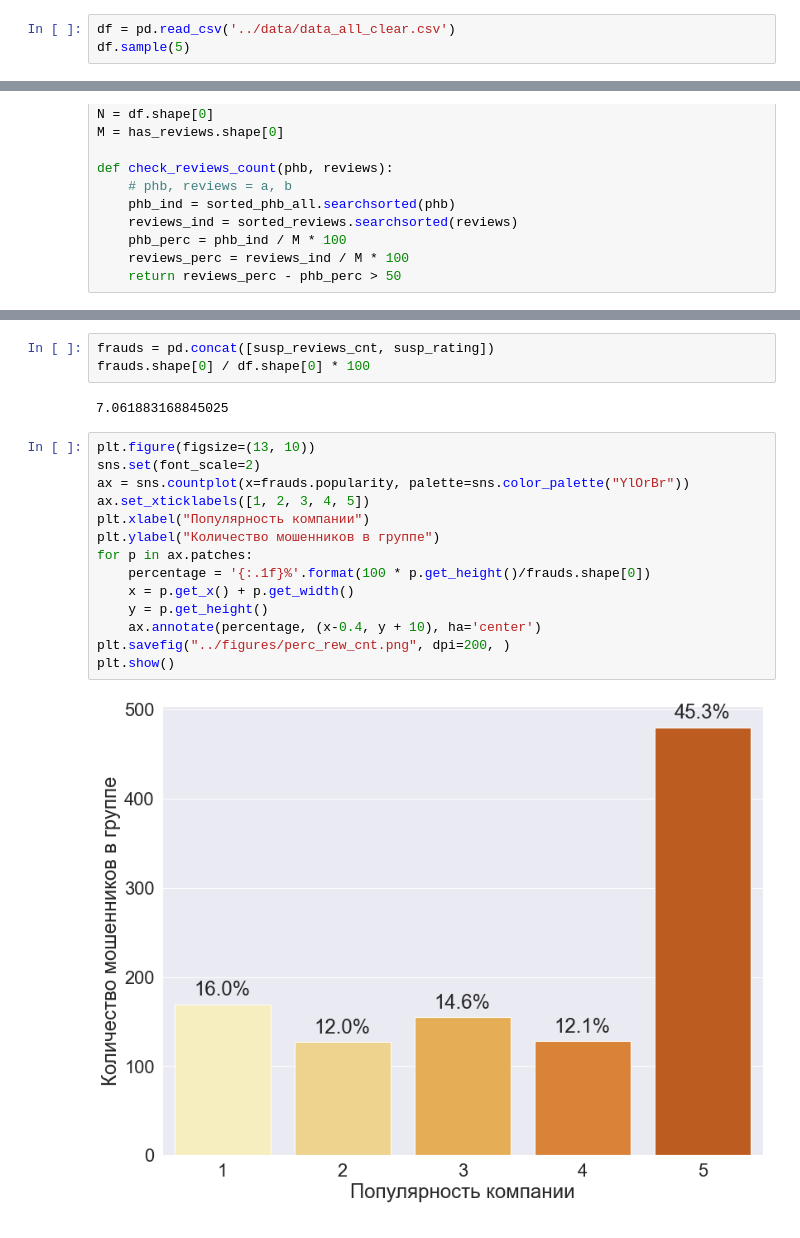
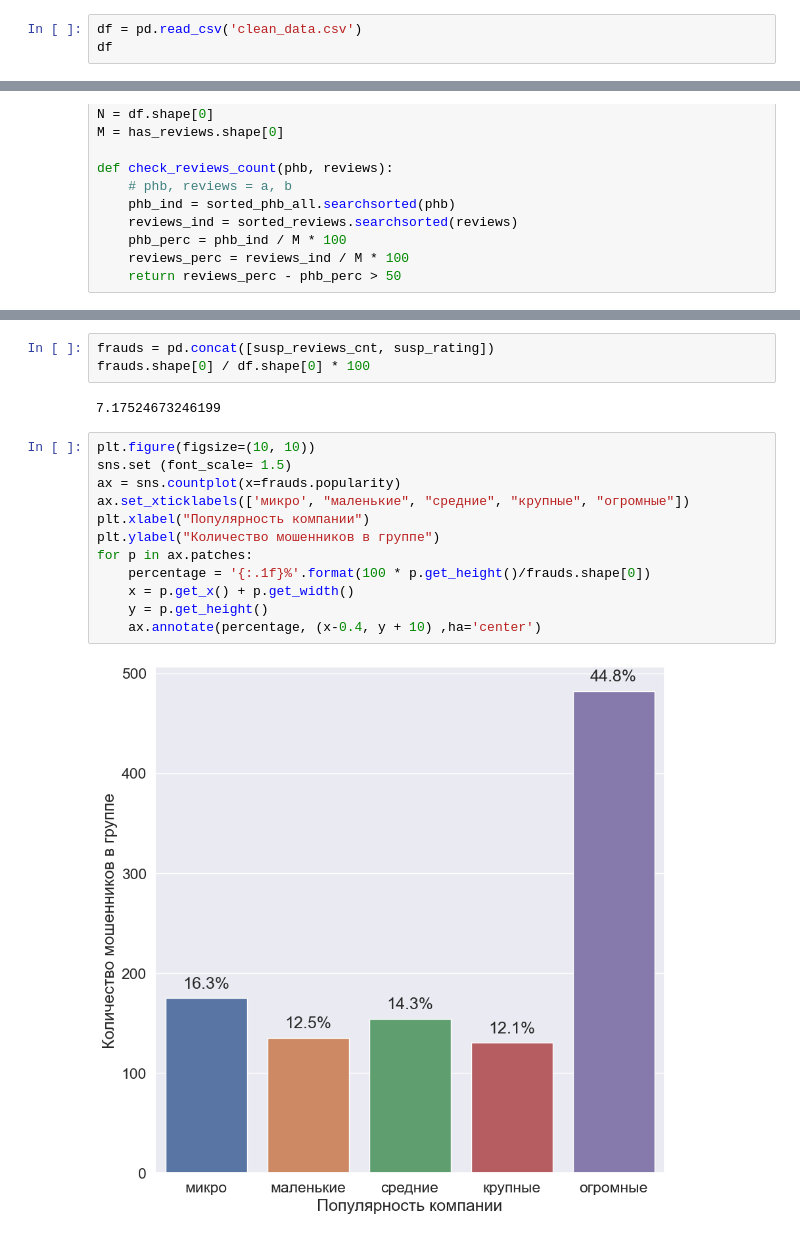
Before and after one commit to D1ffic00lt/dano-olympiad-final-stage, a Jupyter notebook: v.arkh/scoring_and_graphs.ipynb, the cells around one changed output, grey strips where cells are left out. Drawn from its saved outputs; the diff is of its cells as text.

```diff
--- a/v.arkh/scoring_and_graphs.ipynb
+++ b/v.arkh/scoring_and_graphs.ipynb
@@ -4,6 +4,6 @@ from matplotlib import pyplot as plt
 import seaborn as sns
 import numpy as np
 # %%
-df = pd.read_csv('../data/data_all_clear.csv')
-df.sample(5)
+df = pd.read_csv('clean_data.csv')
+df
 # %% [output]
@@ -179,21 +185,19 @@ susp_rating[rating_columns]
 frauds = pd.concat([susp_reviews_cnt, susp_rating])
 frauds.shape[0] / df.shape[0] * 100
 # %% [output]
-7.061883168845025
+7.17524673246199
 # %%
-plt.figure(figsize=(13, 10))
-sns.set(font_scale=2)
-ax = sns.countplot(x=frauds.popularity, palette=sns.color_palette("YlOrBr"))
-ax.set_xticklabels([1, 2, 3, 4, 5])
+plt.figure(figsize=(10, 10))
+sns.set (font_scale= 1.5)
+ax = sns.countplot(x=frauds.popularity)
+ax.set_xticklabels(['микро', "маленькие", "средние", "крупные", "огромные"])
 plt.xlabel("Популярность компании")
 plt.ylabel("Количество мошенников в группе")
 for p in ax.patches:
     percentage = '{:.1f}%'.format(100 * p.get_height()/frauds.shape[0])
     x = p.get_x() + p.get_width()
     y = p.get_height()
-    ax.annotate(percentage, (x-0.4, y + 10), ha='center')
-plt.savefig("../figures/perc_rew_cnt.png", dpi=200, )
-plt.show()
+    ax.annotate(percentage, (x-0.4, y + 10) ,ha='center')
 # %% [output]
-[figure, old version]
+[figure, new version]
 # %%
```
Also changed, not shown: parts of 10 cells of this notebook, 10 other files.
